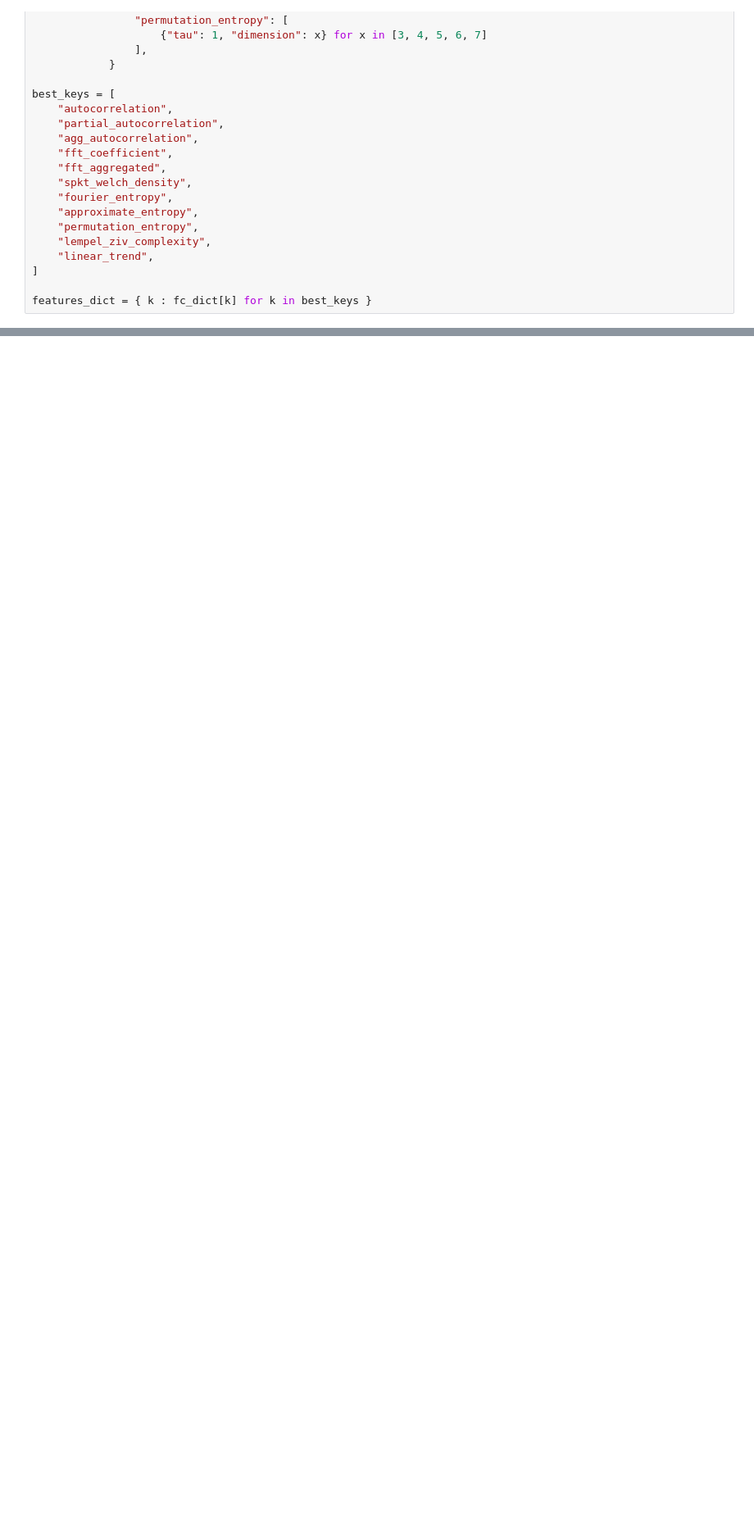
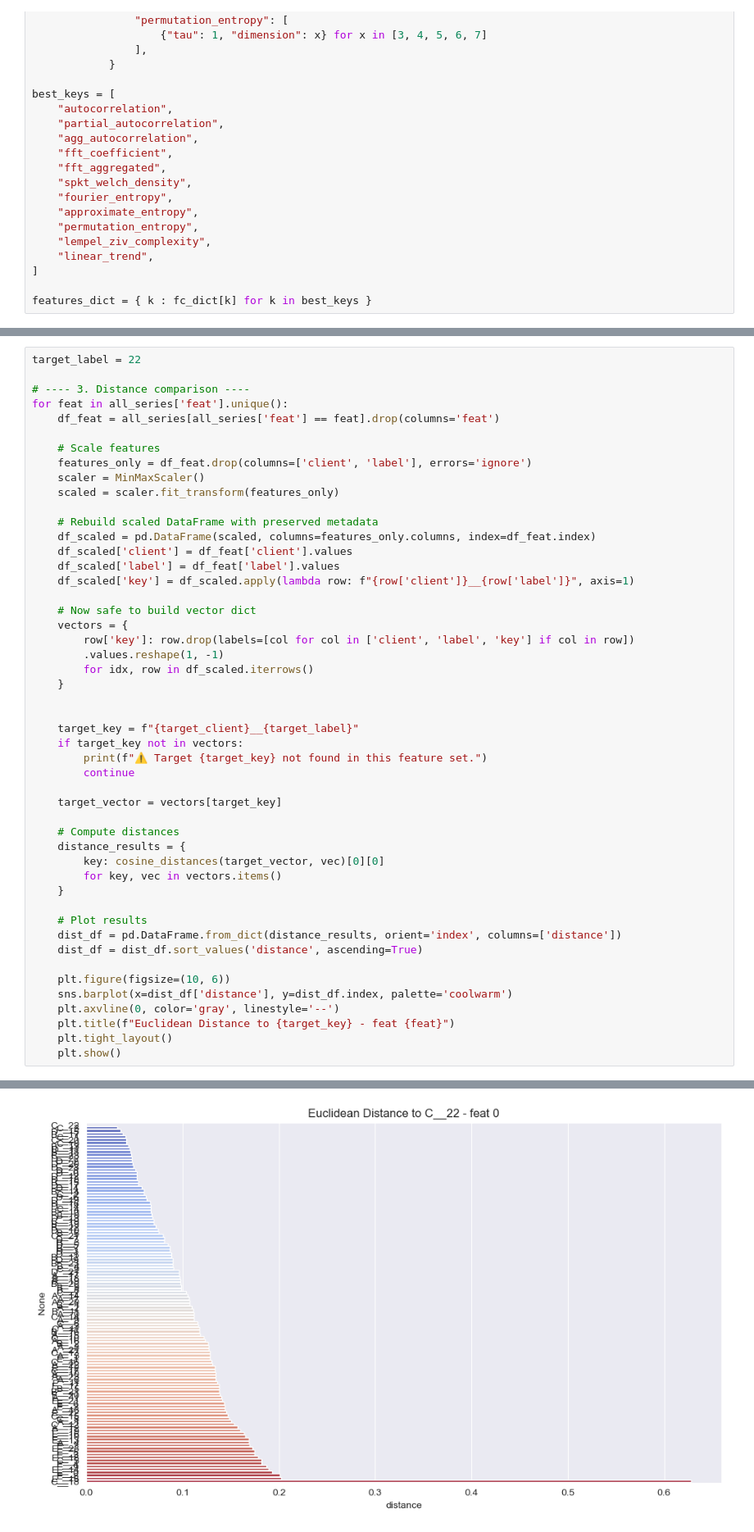
Before and after one commit to arthurhirez/FedLeaks, a Jupyter notebook: CentralizedData_similarity.ipynb, the cells around one changed output, grey strips where cells are left out. Shown at 82% size. Saved outputs shown, nothing was run; the diff lists cells and outputs as text; blank space fills up the shorter version.

```diff
--- a/CentralizedData_similarity.ipynb
+++ b/CentralizedData_similarity.ipynb
@@ -405,0 +726,50 @@ print(feature_similarity_score)
+# %%
+target_label = 22
+
+# ---- 3. Distance comparison ----
+for feat in all_series['feat'].unique():
+    df_feat = all_series[all_series['feat'] == feat].drop(columns='feat')
+
+    # Scale features
+    features_only = df_feat.drop(columns=['client', 'label'], errors='ignore')
+    scaler = MinMaxScaler()
+    scaled = scaler.fit_transform(features_only)
+
+    # Rebuild scaled DataFrame with preserved metadata
+    df_scaled = pd.DataFrame(scaled, columns=features_only.columns, index=df_feat.index)
+    df_scaled['client'] = df_feat['client'].values
+    df_scaled['label'] = df_feat['label'].values
+    df_scaled['key'] = df_scaled.apply(lambda row: f"{row['client']}__{row['label']}", axis=1)
+
+    # Now safe to build vector dict
+    vectors = {
+        row['key']: row.drop(labels=[col for col in ['client', 'label', 'key'] if col in row])
+        .values.reshape(1, -1)
+        for idx, row in df_scaled.iterrows()
+    }
+
+
+    target_key = f"{target_client}__{target_label}"
+    if target_key not in vectors:
+        print(f"⚠️ Target {target_key} not found in this feature set.")
+        continue
+
+    target_vector = vectors[target_key]
+
+    # Compute distances
+    distance_results = {
+        key: cosine_distances(target_vector, vec)[0][0]
+        for key, vec in vectors.items()
+    }
+
+    # Plot results
+    dist_df = pd.DataFrame.from_dict(distance_results, orient='index', columns=['distance'])
+    dist_df = dist_df.sort_values('distance', ascending=True)
+
+    plt.figure(figsize=(10, 6))
+    sns.barplot(x=dist_df['distance'], y=dist_df.index, palette='coolwarm')
+    plt.axvline(0, color='gray', linestyle='--')
+    plt.title(f"Euclidean Distance to {target_key} - feat {feat}")
+    plt.tight_layout()
+    plt.show()
+# %% [output]
@@ -405,0 +779 @@ print(feature_similarity_score)
+[figure, added]
```
Also changed, not shown: parts of 19 cells of this notebook, 13 other files.
